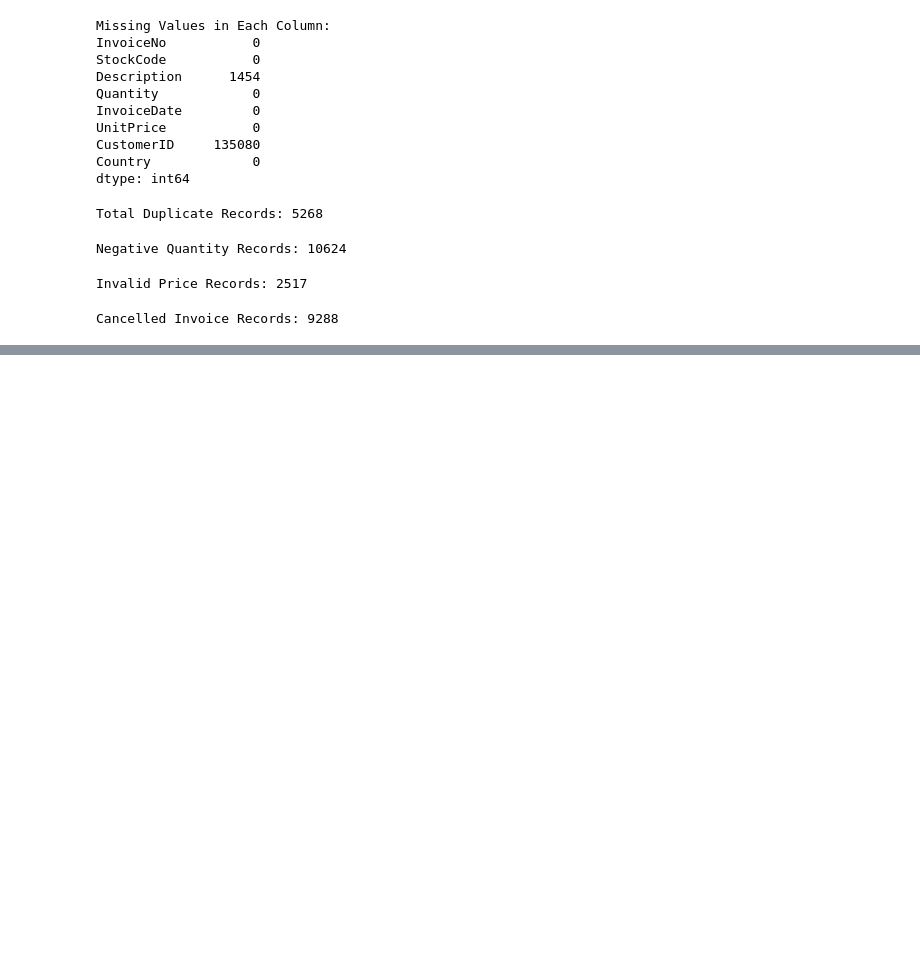
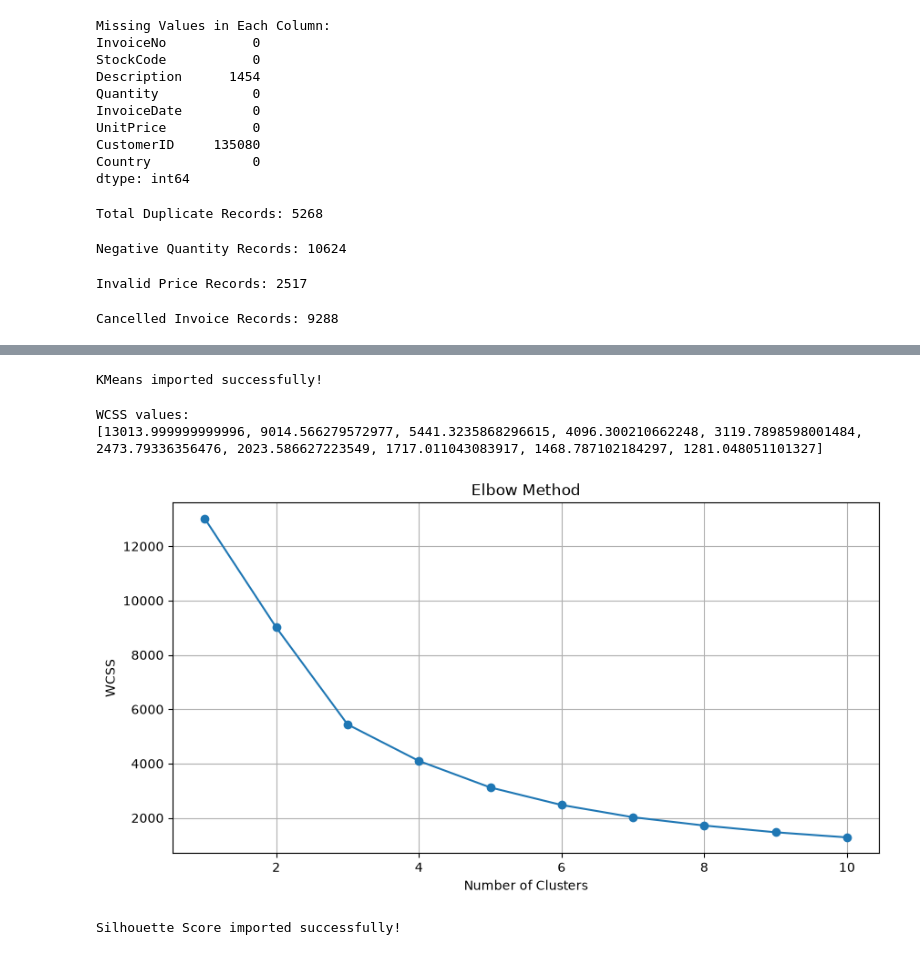
Before and after one commit to dharanipvt01-collab/Ecommerce_Customer_Segmentation, a Jupyter notebook: notebooks/customer_segmentation.ipynb, the cells around one changed output, grey strips where cells are left out. Saved outputs shown, nothing was run; the diff lists cells and outputs as text; code cells hidden in the pictures; blank space fills up the shorter version.

```diff
--- a/notebooks/customer_segmentation.ipynb
+++ b/notebooks/customer_segmentation.ipynb
@@ -166,0 +561,54 @@ Cancelled Invoice Records: 9288
+# %%
+from sklearn.cluster import KMeans
+
+print("KMeans imported successfully!")
+# %% [output]
+KMeans imported successfully!
+# %%
+
+# Calculate WCSS for different cluster numbers
+
+wcss = []
+
+for i in range(1, 11):
+
+    kmeans = KMeans(
+        n_clusters=i,
+        random_state=42,
+        n_init=10
+    )
+
+    kmeans.fit(rfm_scaled)
+
+    wcss.append(kmeans.inertia_)
+
+print("WCSS values:")
+print(wcss)
+# %% [output]
+WCSS values:
+[13013.999999999996, 9014.566279572977, 5441.3235868296615, 4096.300210662248, 3119.7898598001484, 2473.79336356476, 2023.586627223549, 1717.011043083917, 1468.787102184297, 1281.048051101327]
+# %%
+# Plot Elbow Method
+
+plt.figure(figsize=(10, 5))
+
+plt.plot(
+    range(1, 11),
+    wcss,
+    marker="o"
+)
+
+plt.title("Elbow Method")
+plt.xlabel("Number of Clusters")
+plt.ylabel("WCSS")
+plt.grid(True)
+
+plt.show()
+# %% [output]
+[figure, added]
+# %%
+from sklearn.metrics import silhouette_score
+
+print("Silhouette Score imported successfully!")
+# %% [output]
+Silhouette Score imported successfully!
```
Also changed, not shown: parts of 62 cells of this notebook.
